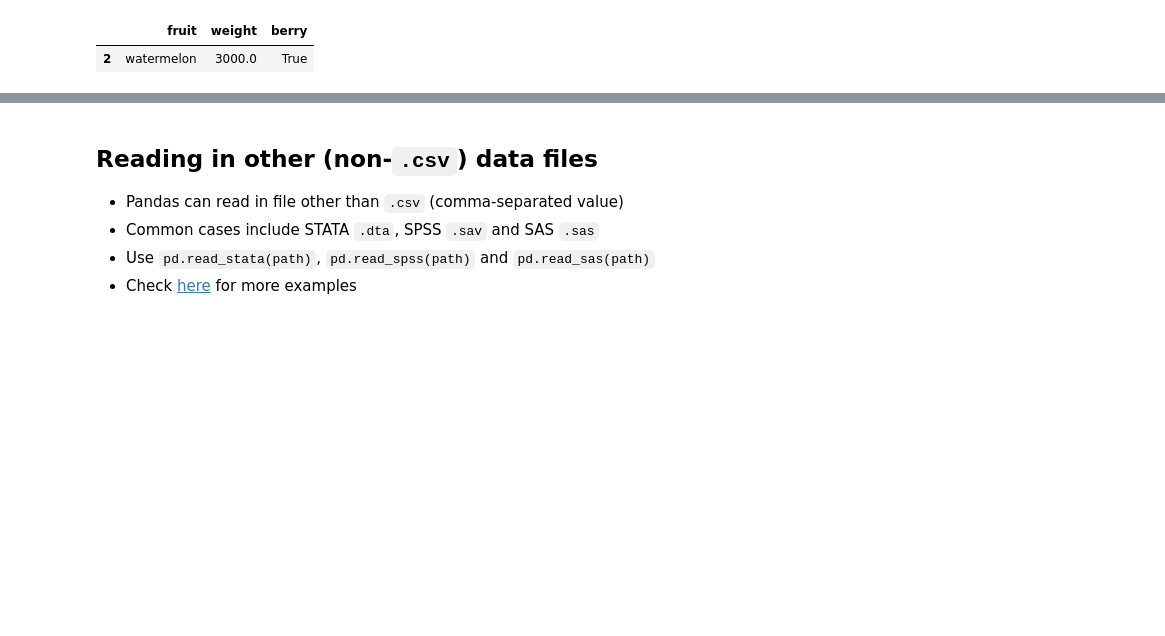
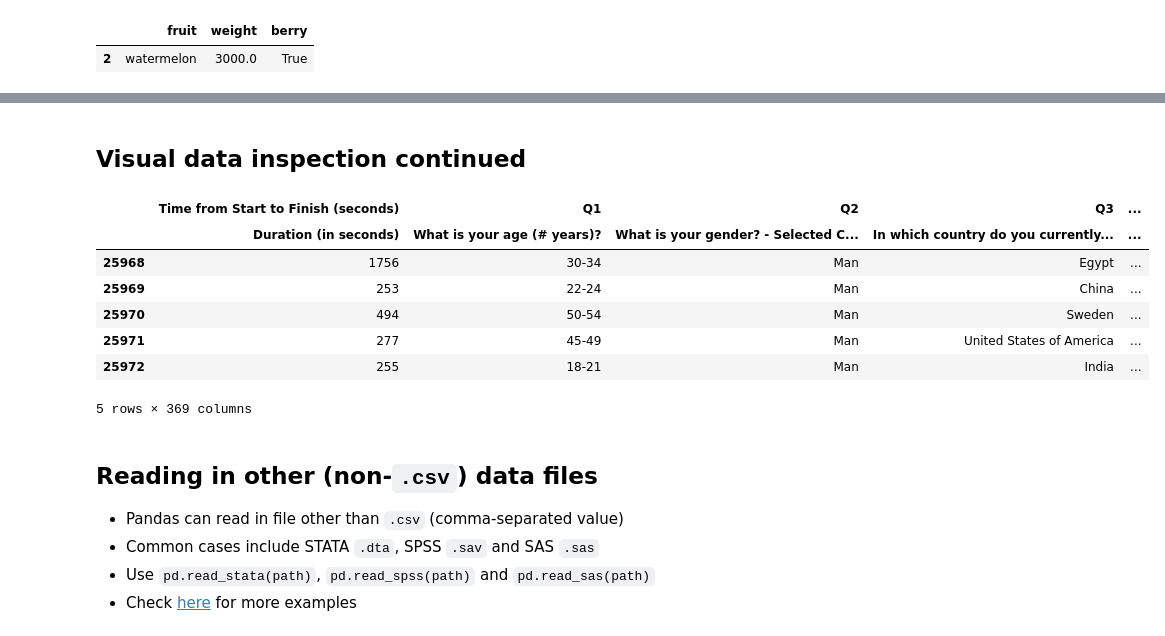
Before and after one commit to tpaskhalis/RECSM_Introduction_Python, a Jupyter notebook: lectures/03_pandas.ipynb, the cells around one changed output, grey strips where cells are left out. Saved outputs shown, nothing was run; the diff lists cells and outputs as text; code cells hidden in the pictures; blank space fills up the shorter version.

```diff
--- a/lectures/03_pandas.ipynb
+++ b/lectures/03_pandas.ipynb
@@ -202,3 +312,16 @@ kaggle2020.head() # Returns the top n (n=5 default) rows
+# %% [markdown]
+## Visual data inspection continued
+# %%
+kaggle2021.tail() # Returns the bottom n (n=5 default) rows
+# %% [output]
+|  | Time from Start to Finish (seconds) | Q1 | Q2 | Q3 | ... |
+|  | Duration (in seconds) | What is your age (# years)? | What is your gender? - Selected C... | In which country do you currently... | ... |
+| 25968 | 1756 | 30-34 | Man | Egypt | ... |
+| 25969 | 253 | 22-24 | Man | China | ... |
+| 25970 | 494 | 50-54 | Man | Sweden | ... |
+| 25971 | 277 | 45-49 | Man | United States of America | ... |
+| 25972 | 255 | 18-21 | Man | India | ... |
+5 rows × 369 columns
 # %% [markdown]
 ## Reading in other (non-`.csv`) data files
 
```
Also changed, not shown: parts of 26 cells of this notebook, 17 other files.
